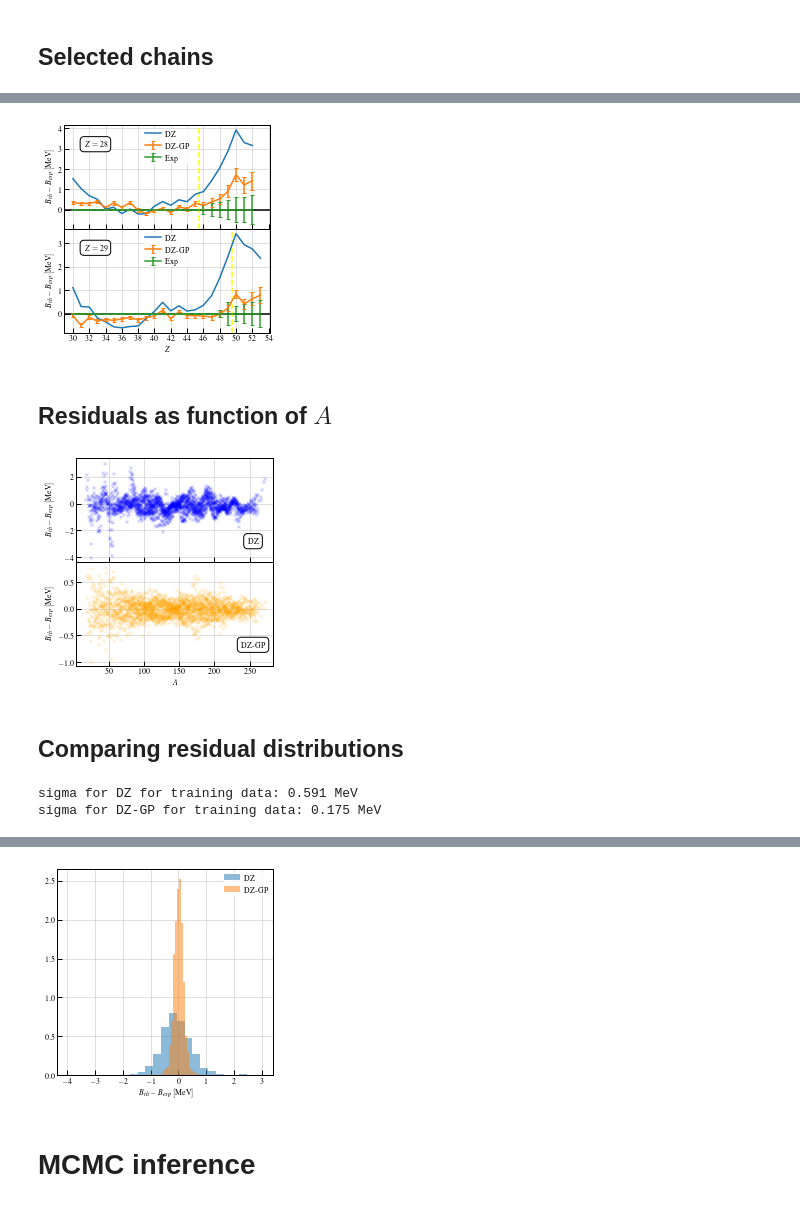
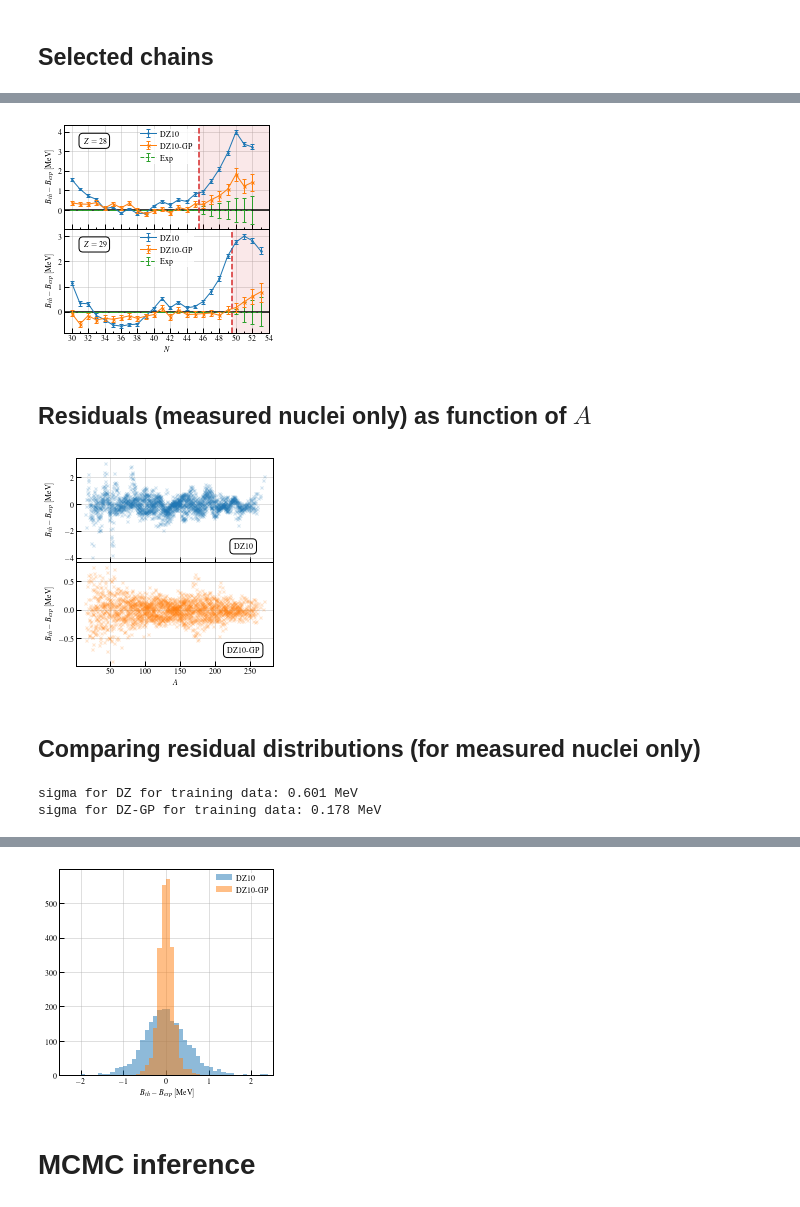
Before and after one commit to mgeshelley/massModelResiduals, a Jupyter notebook: ame16_GPmodel.ipynb, the cells around one changed output, grey strips where cells are left out. Cells and saved outputs as stored; diff of their text form; code cells hidden in the pictures.

```diff
--- a/ame16_GPmodel.ipynb
+++ b/ame16_GPmodel.ipynb
@@ -43,6 +46,6 @@ columnHeadings = ['col1',
 # Width of each column in AME data file
 AMEwidths = [1, 3, 5, 5, 5, 4, 4, 14, 11, 11, 9, 3, 11, 9, 4, 13, 11]
 
-experimental = pd.read_fwf('mass16.txt', widths=AMEwidths,
+exp = pd.read_fwf('mass16.txt', widths=AMEwidths,
                  names=columnHeadings, skiprows=39)
 # %% [markdown]
@@ -197,4 +244,7 @@ pred.to_pickle('GP_training/predict.pkl')
 # %%
+# Text labels for plots
+labels = ['DZ10', 'DZ10-GP']
+
 # Plot
 Zvals = [28, 29]
 vertLinePos = [45.5, 49.5]
@@ -204,49 +254,58 @@ fig, axs = plt.subplots(len(Zvals), 1, figsize=(3.4, 3.4), sharex=True, gridspec
 for i, (ax, Z, v) in enumerate(zip(axs, Zvals, vertLinePos)):
     chain = pred.query('Z == @Z & N >= 30')
 
+    # Mark x-axis
     ax.axhline(0., c='k')
-    ax.axvline(v, ls='--', c='yellow')
 
-    ax.plot(chain.N, chain.BE_residual, label='DZ')
-    ax.errorbar(chain.N, chain.DZ_GP, yerr=chain.GP_sigma,
-                capsize=2., label='DZ-GP')
+    # Mark and shade extrapolation region
+    ax.axvline(v, ls='--', c=colours[3])
+    ax.axvspan(v, 54., color=colours[3], alpha=0.1, lw=0)
+
+    ax.errorbar(chain.N, chain.residual, yerr=chain.BE_DZ_unc,
+                capsize=2., c=colours[0], fmt='.-', lw=1.,
+                label=labels[0], zorder=3)
+    ax.errorbar(chain.N, chain.res_DZGP, yerr=chain.BE_DZGP_unc,
+                capsize=2., c=colours[1], fmt='x-', lw=1.,
+                label=labels[1], zorder=4)
     ax.errorbar(chain.N, np.zeros(len(chain.N)), yerr=chain.BE_unc,
-                capsize=2., label='Exp')
+                capsize=2., c=colours[2], fmt='--', lw=1.,
+                label='Exp', zorder=2)
 
-    ax.text(0.1, 0.8, fr'$Z={Z}$',
+    ax.text(0.15, 0.85, fr'$Z={Z}$',
             bbox=text_bbox,
+            ha='center', va='center',
             transform=ax.transAxes)
 
     ax.set_ylabel(r'$B_{th}-B_{exp}\left[\mathrm{MeV}\right]$')
+    ax.set_xlim([29., 54.])
 
     ax.xaxis.set_major_locator(MultipleLocator(2))
+    ax.xaxis.set_minor_locator(MultipleLocator(1))
 
     ax.legend(loc='upper center')
 
-axs[-1].set_xlabel('$Z$')
+axs[-1].set_xlabel('$N$')
 fig.align_ylabels(axs[:])
 
 fig.tight_layout()
 fig.savefig('GP_training/Z_chains.pdf')
 # %% [output]
-[figure, old version]
+[figure, new version]
 # %% [markdown]
-## Residuals as function of $A$
+## Residuals (measured nuclei only) as function of $A$
 # %%
 fig, axs = plt.subplots(2, 1, figsize=(3.4, 3.4), sharex=True, gridspec_kw={'hspace': 0.})
 
-text = ['DZ', 'DZ-GP']
-
-axs[0].plot(train.A, train.BE_residual,
-            c='blue', ls='', marker='x', alpha=0.2)
-axs[1].plot(pred[pred.estimated == False].A, pred[pred.estimated == False].DZ_GP,
-            c='orange', ls='', marker='x', alpha=0.2)
+axs[0].plot(pred[pred.estimated == False].A, pred[pred.estimated == False].residual,
+            c=colours[0], ls='', marker='x', alpha=0.2)
+axs[1].plot(pred[pred.estimated == False].A, pred[pred.estimated == False].res_DZGP,
+            c=colours[1], ls='', marker='x', alpha=0.2)
 
 axs[1].set_xlabel(r'$A$')
 
-for ax, t in zip(axs, text):
+for ax, l in zip(axs, labels):
     ax.set_ylabel(r'$B_{th}-B_{exp}\left[\mathrm{MeV}\right]$')
-    ax.text(0.9, 0.2, t,
+    ax.text(0.85, 0.15, l,
             ha='center', va='center',
             bbox=text_bbox,
             transform=ax.transAxes)
@@ -256,30 +315,31 @@ fig.align_ylabels(axs[:])
 fig.tight_layout()
 fig.savefig('GP_training/residuals_vs_A.pdf')
 # %% [output]
-[figure, old version]
+[figure, new version]
 # %% [markdown]
-## Comparing residual distributions
+## Comparing residual distributions (for measured nuclei only)
 # %%
-print(f'sigma for DZ for training data: {train.BE_residual.std():.3f} MeV')
-print(f'sigma for DZ-GP for training data: {pred[pred.estimated == False].DZ_GP.std():.3f} MeV')
+print(f'sigma for DZ for training data: {pred[pred.estimated == False].residual.std():.3f} MeV')
+print(f'sigma for DZ-GP for training data: {pred[pred.estimated == False].res_DZGP.std():.3f} MeV')
 
 fig, ax = plt.subplots(1, 1, figsize=(3.4, 3.4))
 
-ax.hist(train.BE_residual, bins=25, density=True,
-        label='DZ',
+ax.hist(train.residual, bins=np.linspace(-5., 5., 101),
+        label=labels[0],
         alpha=0.5)
-ax.hist(pred[pred.estimated == False].DZ_GP, bins=25, density=True,
-        label='DZ-GP',
+ax.hist(pred[pred.estimated == False].res_DZGP, bins=np.linspace(-5., 5., 101),
+        label=labels[1],
         alpha=0.5)
 
 ax.set_xlabel(r'$B_{th}-B_{exp}\left[\mathrm{MeV}\right]$')
+ax.set_xlim([-2.5, 2.5])
 
 ax.legend()
+
 fig.tight_layout()
-
 fig.savefig('GP_training/residualDists.pdf')
 
 pred[pred.estimated == False].describe()
 # %% [output]
-sigma for DZ for training data: 0.591 MeV
-sigma for DZ-GP for training data: 0.175 MeV
+sigma for DZ for training data: 0.601 MeV
+sigma for DZ-GP for training data: 0.178 MeV
@@ -295,4 +355,4 @@ sigma for DZ-GP for training data: 0.175 MeV
-[figure, old version]
+[figure, new version]
 # %% [markdown]
 # MCMC inference
 # %% [markdown]
```
Also changed, not shown: parts of 12 cells of this notebook, 17 other files.
